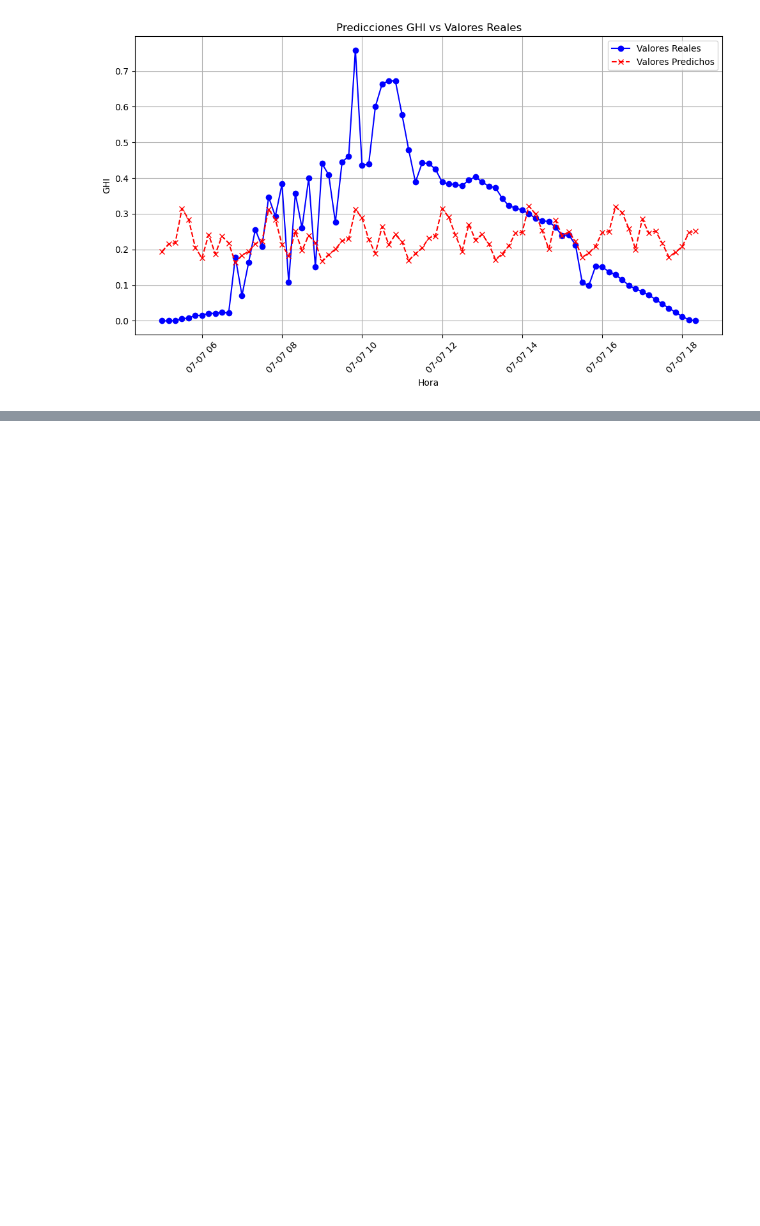
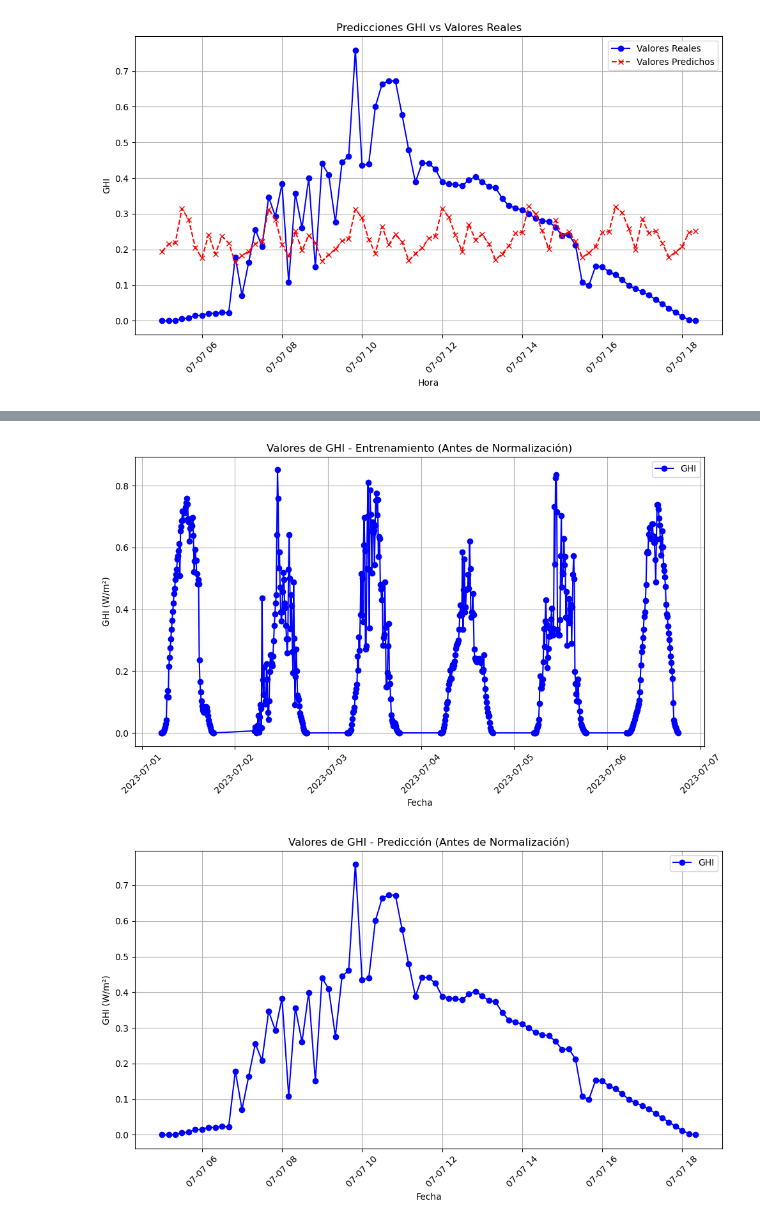
Before and after one commit to SantiagoRMV/Cloud_Forecasting_CNN_LSTM, a Jupyter notebook: test_3.ipynb, the cells around one changed output, grey strips where cells are left out. Cells and saved outputs as stored; diff of their text form; code cells hidden in the pictures; blank space fills up the shorter version.

```diff
--- a/test_3.ipynb
+++ b/test_3.ipynb
@@ -413,0 +686,23 @@ Epoch 30/30
+# %%
+# Graficar los valores de GHI para df_entrenamiento y df_prediccion antes de la normalización
+
+def plot_ghi_values(df, title="Valores de GHI"):
+    plt.figure(figsize=(10, 6))
+    plt.plot(df['Timestamp'], df['GHI'], label="GHI", color='blue', marker='o')
+    plt.title(title)
+    plt.xlabel("Fecha")
+    plt.ylabel("GHI (W/m²)")
+    plt.xticks(rotation=45)
+    plt.grid(True)
+    plt.legend()
+    plt.tight_layout()
+    plt.show()
+
+# Graficar los valores de GHI del entrenamiento
+plot_ghi_values(df_entrenamiento, title="Valores de GHI - Entrenamiento (Antes de Normalización)")
+
+# Graficar los valores de GHI de la predicción
+plot_ghi_values(df_prediccion, title="Valores de GHI - Predicción (Antes de Normalización)")
+# %% [output]
+[figure, added]
+[figure, added]
```
Also changed, not shown: parts of 8 cells of this notebook, 48 other files.
